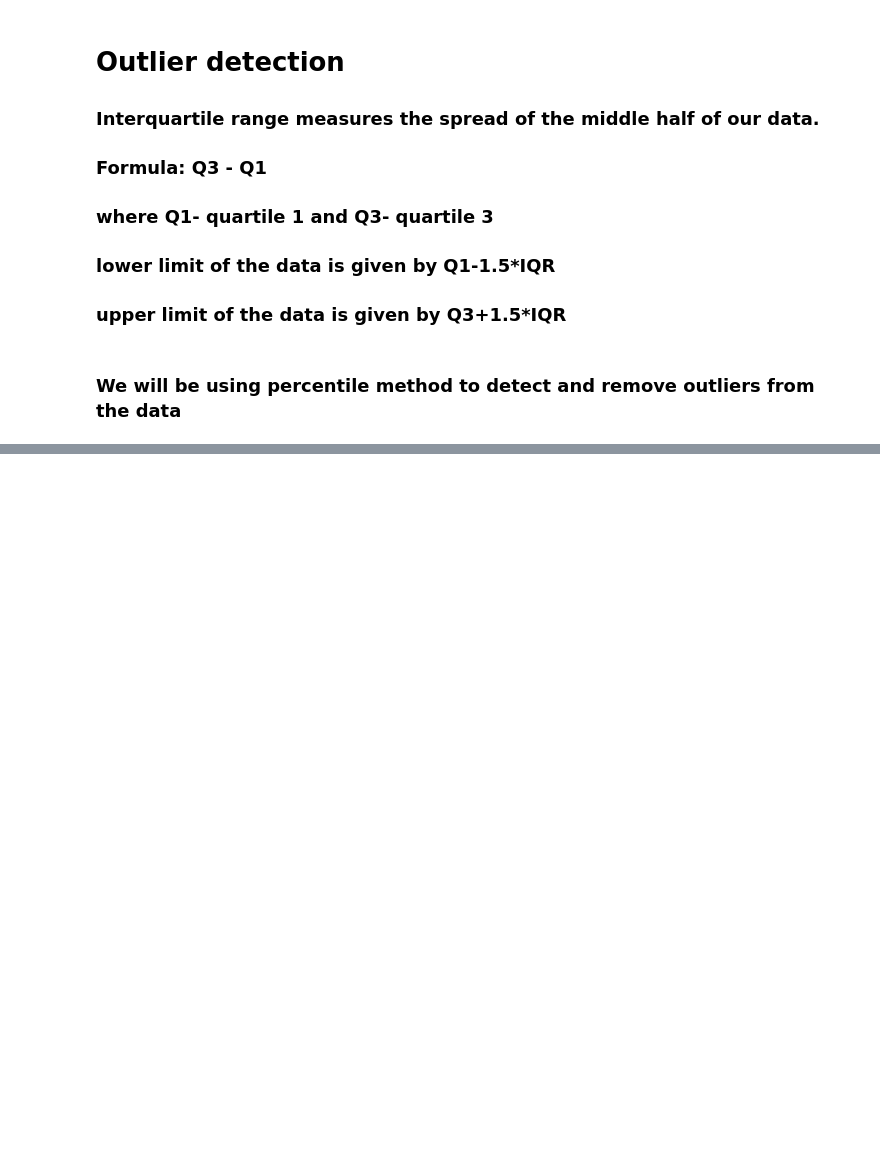
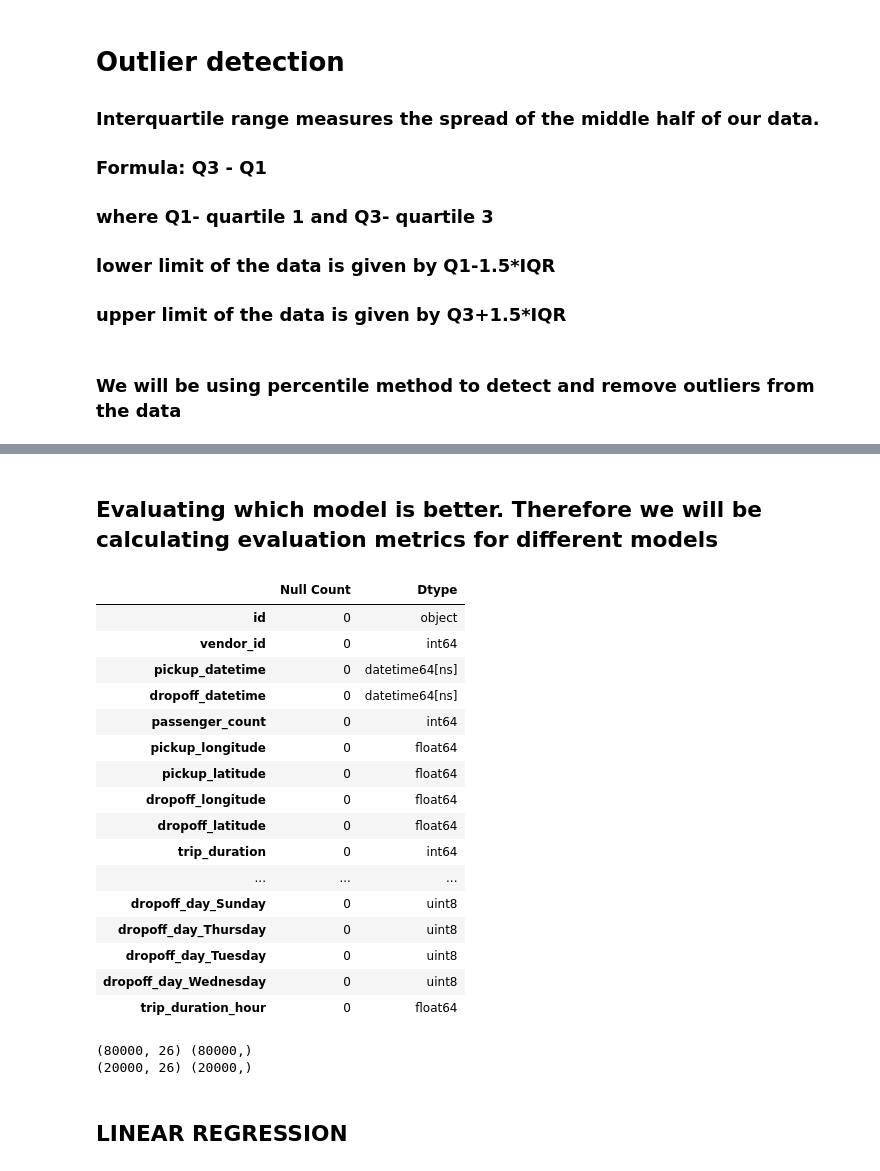
Before and after one commit to Jahnavi-Jaolekar/NYC-Taxi-time-prediction, a Jupyter notebook: NYC_taxi_trip_time_prediction.ipynb, the cells around one changed output, grey strips where cells are left out. Saved outputs shown, nothing was run; the diff lists cells and outputs as text; code cells hidden in the pictures; blank space fills up the shorter version.

```diff
--- a/NYC_taxi_trip_time_prediction.ipynb
+++ b/NYC_taxi_trip_time_prediction.ipynb
@@ -297,0 +372,2 @@ sns.distplot(taxi_df['trip_duration_hour'], hist=False, kde=True, kde_kws= {'sha
+# %% [markdown]
+## Evaluating which model is better. Therefore we will be calculating evaluation metrics for different models
@@ -297,0 +397,37 @@ sns.distplot(taxi_df['trip_duration_hour'], hist=False, kde=True, kde_kws= {'sha
+# %%
+brief()
+# %% [output]
+|  | Null Count | Dtype |
+| id | 0 | object |
+| vendor_id | 0 | int64 |
+| pickup_datetime | 0 | datetime64[ns] |
+| dropoff_datetime | 0 | datetime64[ns] |
+| passenger_count | 0 | int64 |
+| pickup_longitude | 0 | float64 |
+| pickup_latitude | 0 | float64 |
+| dropoff_longitude | 0 | float64 |
+| dropoff_latitude | 0 | float64 |
+| trip_duration | 0 | int64 |
+| ... | ... | ... |
+| dropoff_day_Sunday | 0 | uint8 |
+| dropoff_day_Thursday | 0 | uint8 |
+| dropoff_day_Tuesday | 0 | uint8 |
+| dropoff_day_Wednesday | 0 | uint8 |
+| trip_duration_hour | 0 | float64 |
+# %%
+#For Standarization  apply z-score
+from scipy.stats import zscore
+
+#Train test split
+x = taxi_df[features].apply(zscore)[:100000]
+y=taxi_df['trip_duration_hour'][:100000]
+
+# Importing train_test_split
+x_train,x_test,y_train,y_test = train_test_split(x,y,test_size=0.2,random_state=42)
+print(x_train.shape,y_train.shape)
+print(x_test.shape,y_test.shape)
+# %% [output]
+(80000, 26) (80000,)
+(20000, 26) (20000,)
+# %% [markdown]
+## **LINEAR REGRESSION**
```
Also changed, not shown: parts of 37 cells of this notebook.
